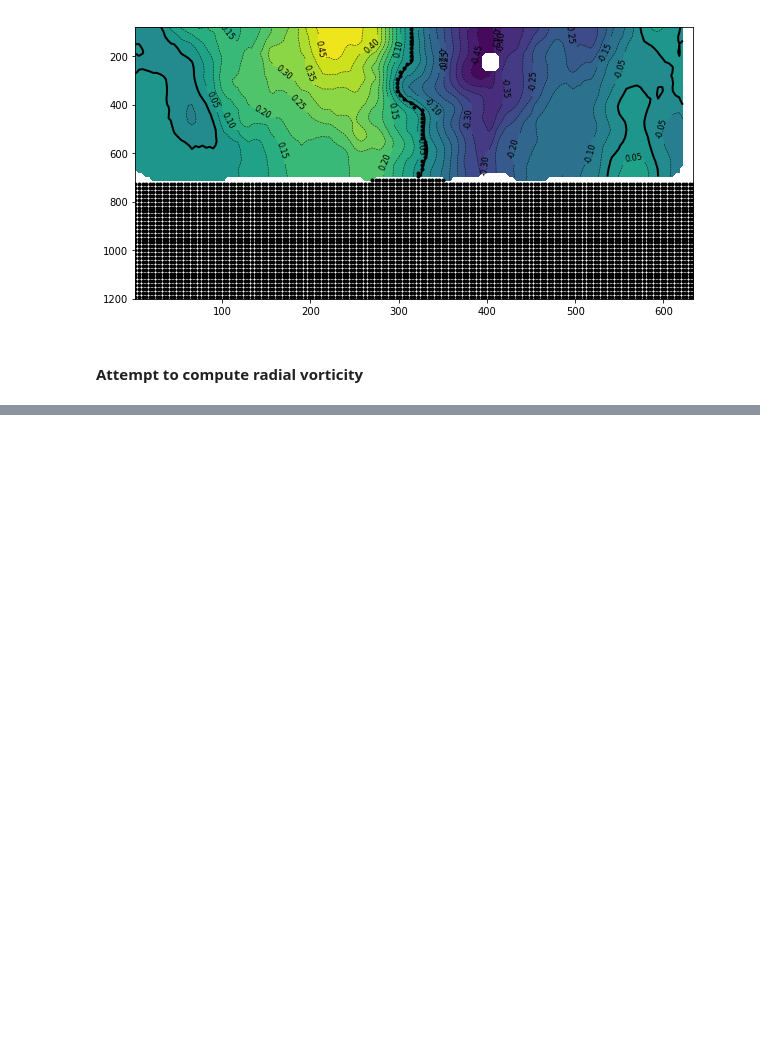
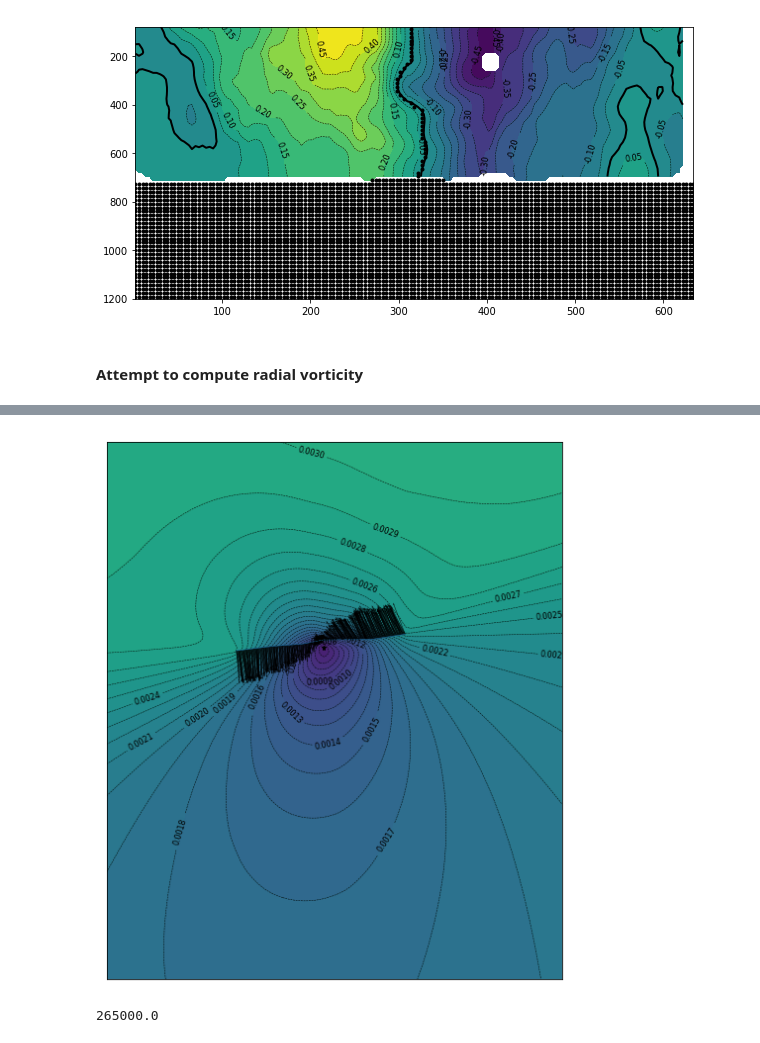
Before and after one commit to TheBobby/ADCP, a Jupyter notebook: Example.ipynb, the cells around one changed output, grey strips where cells are left out. Drawn from its saved outputs; the diff is of its cells as text; code cells hidden in the pictures; blank space fills up the shorter version.

```diff
--- a/Example.ipynb
+++ b/Example.ipynb
@@ -387,0 +466,16 @@ plt.gca().invert_yaxis()
+# %%
+matrix = S
+fig = plt.figure(figsize=(10,10))
+ax = plt.subplot(1,1,1)
+ax.set_aspect('equal')
+levels = np.arange(0,5e-3,1e-4)
+plt.contourf(X_box,Y_box,matrix,levels=levels)
+cont = plt.contour(X_box,Y_box,matrix,colors='k',levels=levels,linewidths=0.5,linestyles='dashed')
+plt.clabel(cont, fontsize=8, inline=1, fmt='%1.4f')
+m.plot(x,y,linewidth=0.5)
+m.quiver(x,y,U_me,V_me,pivot='tail',width=0.001,scale=5)
+# plt.plot(x_rs_c,y_rs_c,'r*',ms=5)
+m.plot(X_box[np.where(matrix == np.nanmin(matrix))],Y_box[np.where(matrix == np.nanmin(matrix))],'k*',ms=5)
+plt.show()
+# %% [output]
+[figure, added]
@@ -387,0 +485,4 @@ plt.gca().invert_yaxis()
+# %%
+713.14153665
+# %% [output]
+265000.0
```
Also changed, not shown: parts of 35 cells of this notebook, 2 other files.
